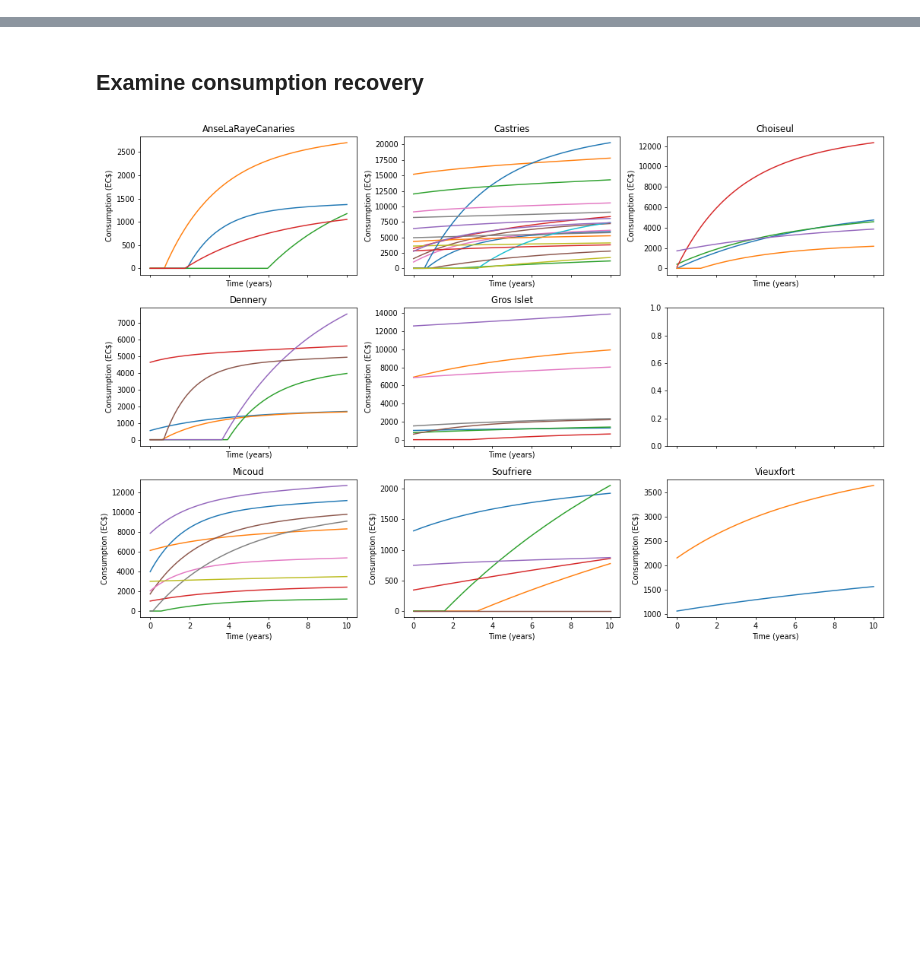
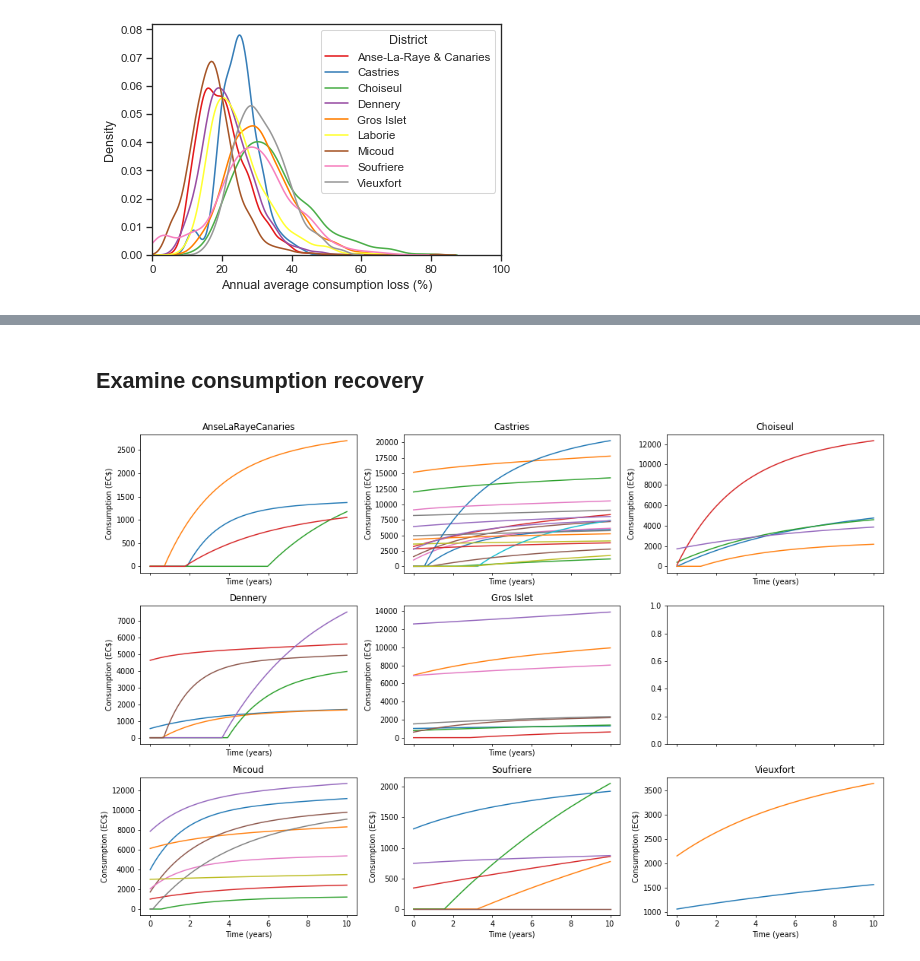
Before and after one commit to mikhailsirenko/unbreakable, a Jupyter notebook: notebooks/analysis.ipynb, the cells around one changed output, grey strips where cells are left out. Saved outputs shown, nothing was run; the diff lists cells and outputs as text; code cells hidden in the pictures; blank space fills up the shorter version.

```diff
--- a/notebooks/analysis.ipynb
+++ b/notebooks/analysis.ipynb
@@ -35,0 +250,16 @@ outcomes[columns_of_interest] = outcomes[columns_of_interest].astype(float)
+# %%
+districts = outcomes['district'].unique().tolist()
+n_districts = len(districts)
+fig, ax = plt.subplots()
+colors = sns.color_palette('Set1', n_colors=len(districts))
+
+for district in districts:
+    df = outcomes[outcomes['district'] == district]
+    color = colors[districts.index(district)]
+    # sns.histplot(data=df, x='annual_average_consumption_loss_pct', ax=ax, color=color, multiple='stack')
+    sns.kdeplot(data=df, x='annual_average_consumption_loss_pct', ax=ax, color=color)
+    ax.set_xlabel('Annual average consumption loss (%)')
+ax.set_xlim(0, 100)
+ax.legend(districts, title='District');
+# %% [output]
+[figure, added]
```
Also changed, not shown: parts of 45 cells of this notebook.
